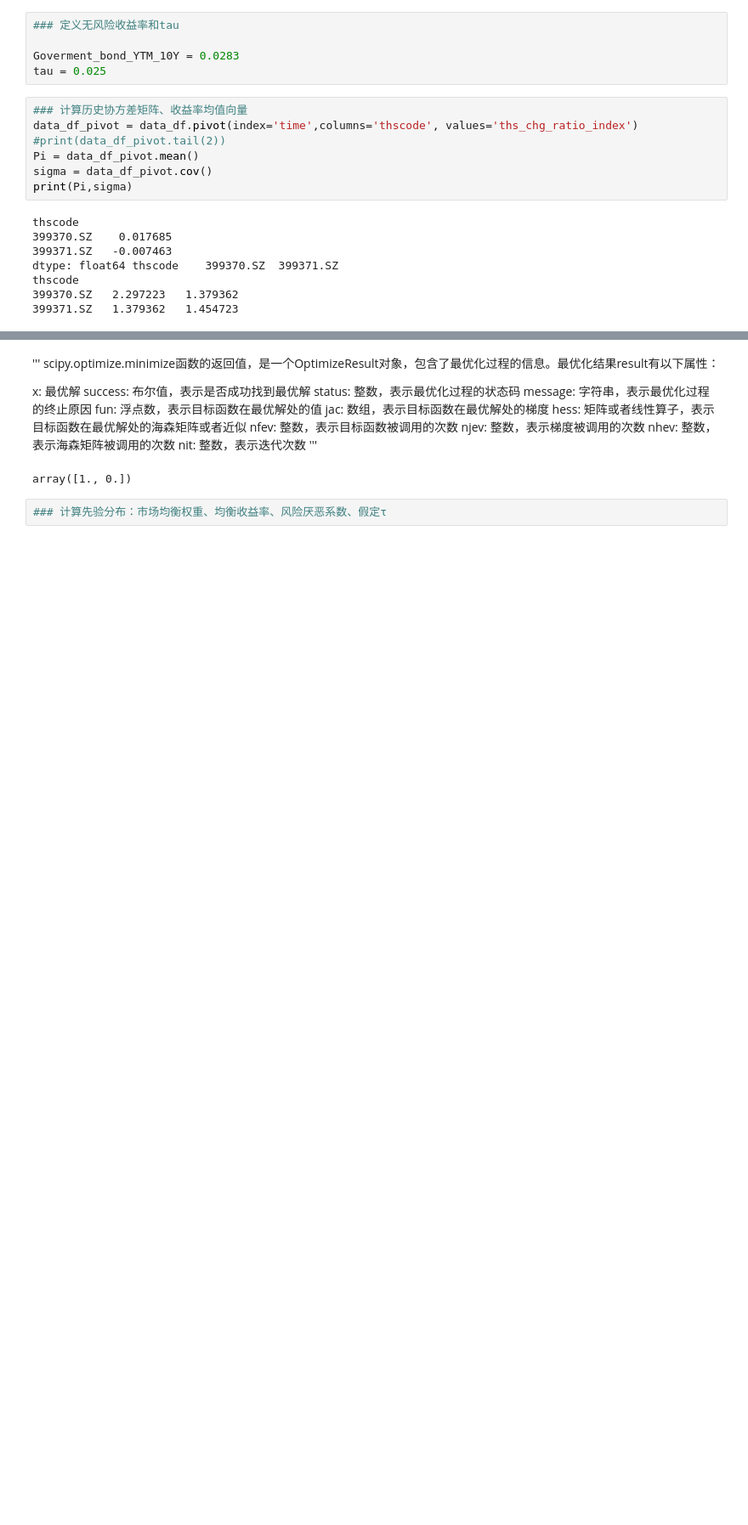
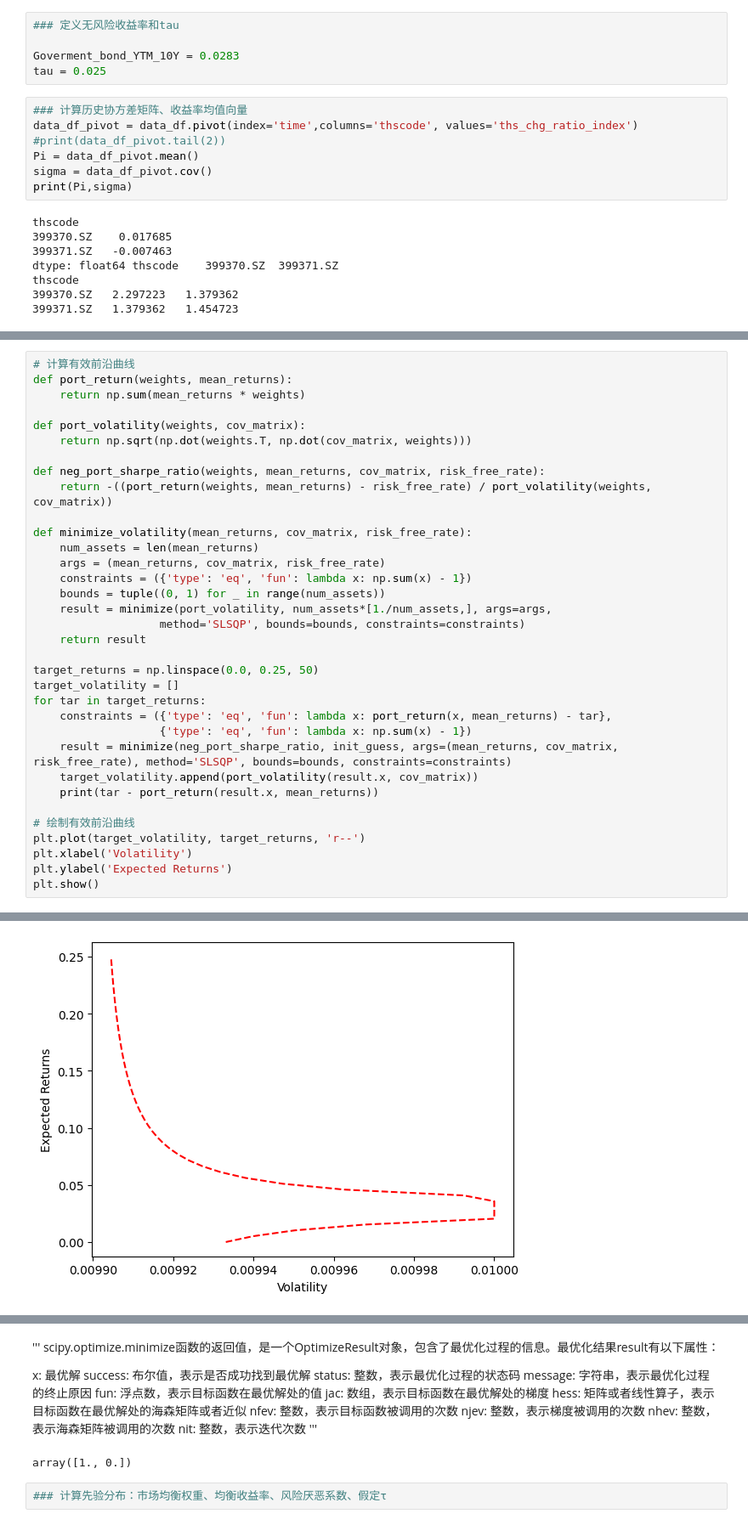
Before and after one commit to pcgan/A-Peek-into-My-Financial-Notebook, a Jupyter notebook: research/资产定价模型/BL-Model-detail.ipynb, the cells around one changed output, grey strips where cells are left out. Shown at 85% size. Cells and saved outputs as stored; diff of their text form; blank space fills up the shorter version.

```diff
--- a/research/资产定价模型/BL-Model-detail.ipynb
+++ b/research/资产定价模型/BL-Model-detail.ipynb
@@ -119,0 +187,35 @@ TypeError: port_volatility() missing 1 required positional argument: 'returns'
+# %%
+# 计算有效前沿曲线
+def port_return(weights, mean_returns):
+    return np.sum(mean_returns * weights)
+
+def port_volatility(weights, cov_matrix):
+    return np.sqrt(np.dot(weights.T, np.dot(cov_matrix, weights)))
+
+def neg_port_sharpe_ratio(weights, mean_returns, cov_matrix, risk_free_rate):
+    return -((port_return(weights, mean_returns) - risk_free_rate) / port_volatility(weights, cov_matrix))
+
+def minimize_volatility(mean_returns, cov_matrix, risk_free_rate):
+    num_assets = len(mean_returns)
+    args = (mean_returns, cov_matrix, risk_free_rate)
+    constraints = ({'type': 'eq', 'fun': lambda x: np.sum(x) - 1})
+    bounds = tuple((0, 1) for _ in range(num_assets))
+    result = minimize(port_volatility, num_assets*[1./num_assets,], args=args,
+                   method='SLSQP', bounds=bounds, constraints=constraints)
+    return result
+
+target_returns = np.linspace(0.0, 0.25, 50)
+target_volatility = []
+for tar in target_returns:
+    constraints = ({'type': 'eq', 'fun': lambda x: port_return(x, mean_returns) - tar},
+                   {'type': 'eq', 'fun': lambda x: np.sum(x) - 1})
+    result = minimize(neg_port_sharpe_ratio, init_guess, args=(mean_returns, cov_matrix, risk_free_rate), method='SLSQP', bounds=bounds, constraints=constraints)
+    target_volatility.append(port_volatility(result.x, cov_matrix))
+    print(tar - port_return(result.x, mean_returns))
+
+# 绘制有效前沿曲线
+plt.plot(target_volatility, target_returns, 'r--')
+plt.xlabel('Volatility')
+plt.ylabel('Expected Returns')
+plt.show()
+# %% [output]
@@ -119,0 +239 @@ TypeError: port_volatility() missing 1 required positional argument: 'returns'
+[figure, added]
```
Also changed, not shown: parts of 4 cells of this notebook.
